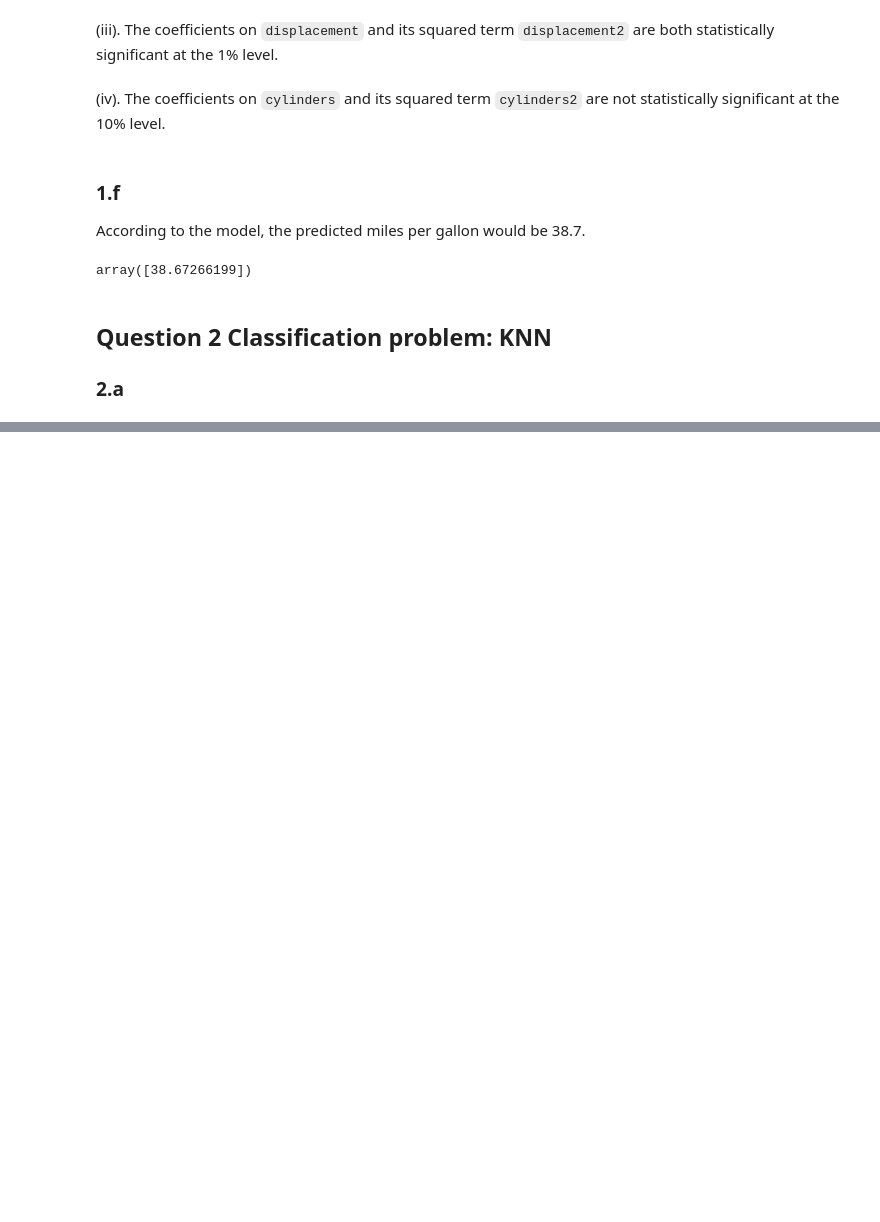
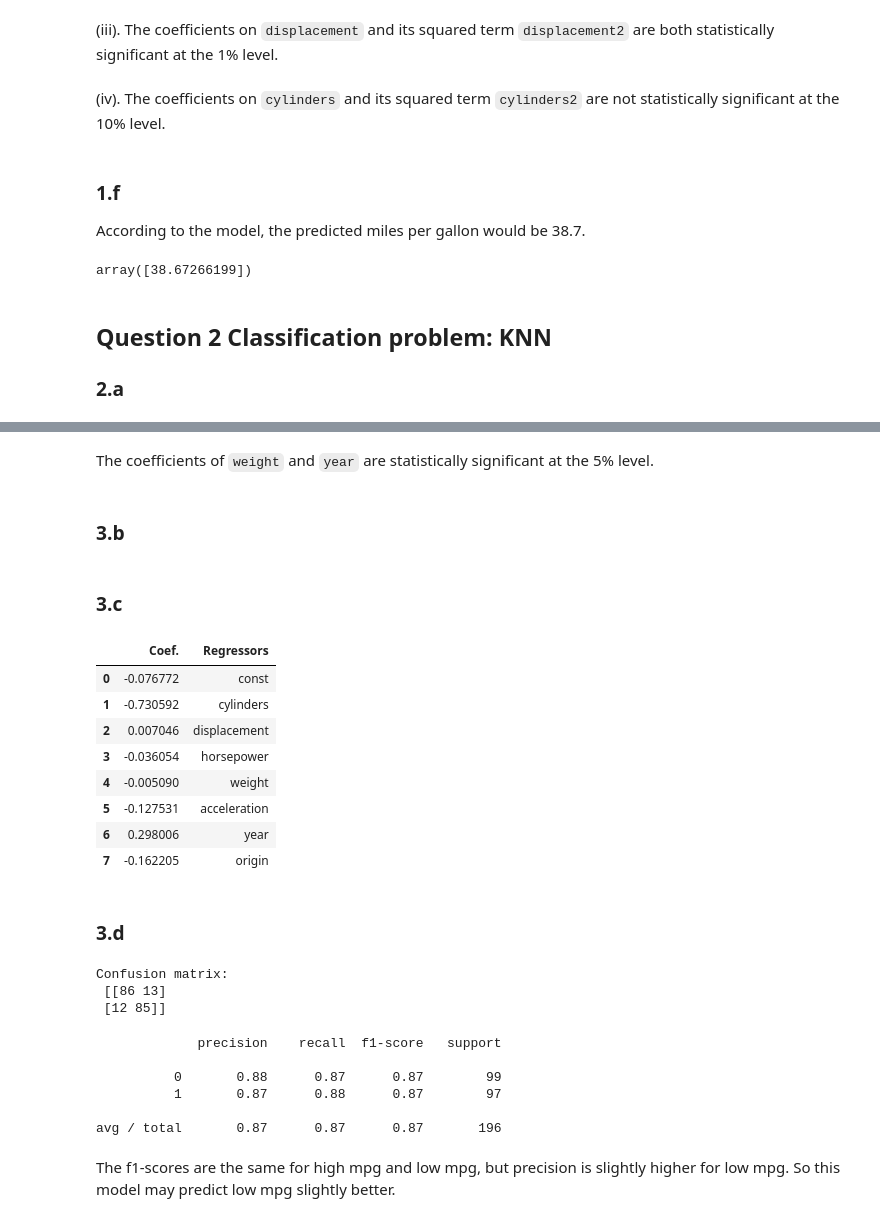
Before and after one commit to UC-MACSS/persp-model-econ_W19, a Jupyter notebook: ProblemSets/PS6/PS6.ipynb, the cells around one changed output, grey strips where cells are left out. Cells and saved outputs as stored; diff of their text form; code cells hidden in the pictures; blank space fills up the shorter version.

```diff
--- a/ProblemSets/PS6/PS6.ipynb
+++ b/ProblemSets/PS6/PS6.ipynb
@@ -121,0 +172,4 @@ array([38.67266199])
+# %%
+df_quant.dropna(inplace = True)
+df_quant['mpg_median'] = np.median(df_quant['mpg'])
+df_quant['mpg_high'] = np.where(df_quant['mpg'] >= df_quant['mpg_median'], 1, 0)
@@ -121,0 +204,49 @@ array([38.67266199])
+# %% [markdown]
+The coefficients of `weight` and `year` are statistically significant at the 5% level.
+# %% [markdown]
+### 3.b
+# %%
+X = df_quant.drop(columns = ['mpg', 'mpg_median', 'mpg_high'])
+y = df_quant['mpg_high']
+X_train, X_test, y_train, y_test = \
+cross_validation.train_test_split(X, y, test_size = 0.5, random_state = 10)
+# %% [markdown]
+### 3.c
+# %%
+logit = linear_model.LogisticRegression()
+logrst = logit.fit(X_train, y_train)
+# %%
+regressor = ['const'] + X.columns.tolist()
+coefs = logrst.intercept_.tolist() + logrst.coef_.tolist()[0]
+df_logit = pd.DataFrame(data={'Regressors':regressor, 'Coef.':coefs})
+df_logit
+# %% [output]
+|  | Coef. | Regressors |
+| 0 | -0.076772 | const |
+| 1 | -0.730592 | cylinders |
+| 2 | 0.007046 | displacement |
+| 3 | -0.036054 | horsepower |
+| 4 | -0.005090 | weight |
+| 5 | -0.127531 | acceleration |
+| 6 | 0.298006 | year |
+| 7 | -0.162205 | origin |
+# %% [markdown]
+### 3.d
+# %%
+y_pred = logit.predict(X_test)
+print('Confusion matrix:\n', metrics.confusion_matrix(y_test, y_pred))
+# %% [output]
+Confusion matrix:
+ [[86 13]
+ [12 85]]
+# %%
+print(metrics.classification_report(y_test, y_pred))
+# %% [output]
+             precision    recall  f1-score   support
+
+          0       0.88      0.87      0.87        99
+          1       0.87      0.88      0.87        97
+
+avg / total       0.87      0.87      0.87       196
+# %% [markdown]
+The f1-scores are the same for high mpg and low mpg, but precision is slightly higher for low mpg. So this model may predict low mpg slightly better.
```
Also changed, not shown: parts of 14 cells of this notebook.
